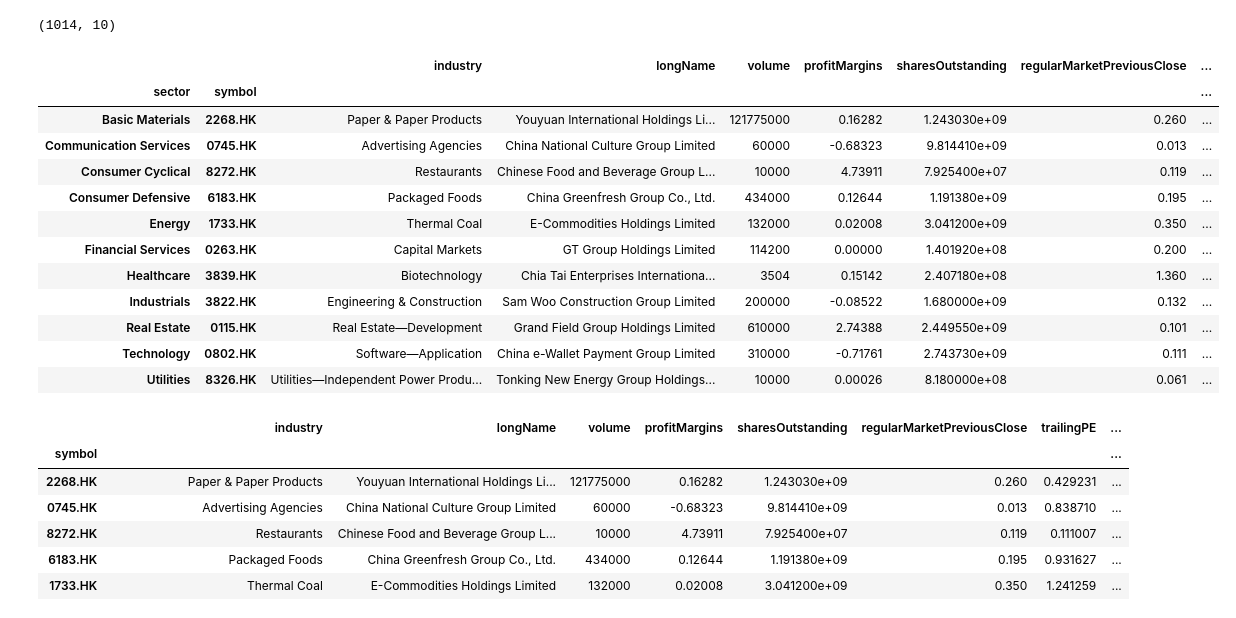
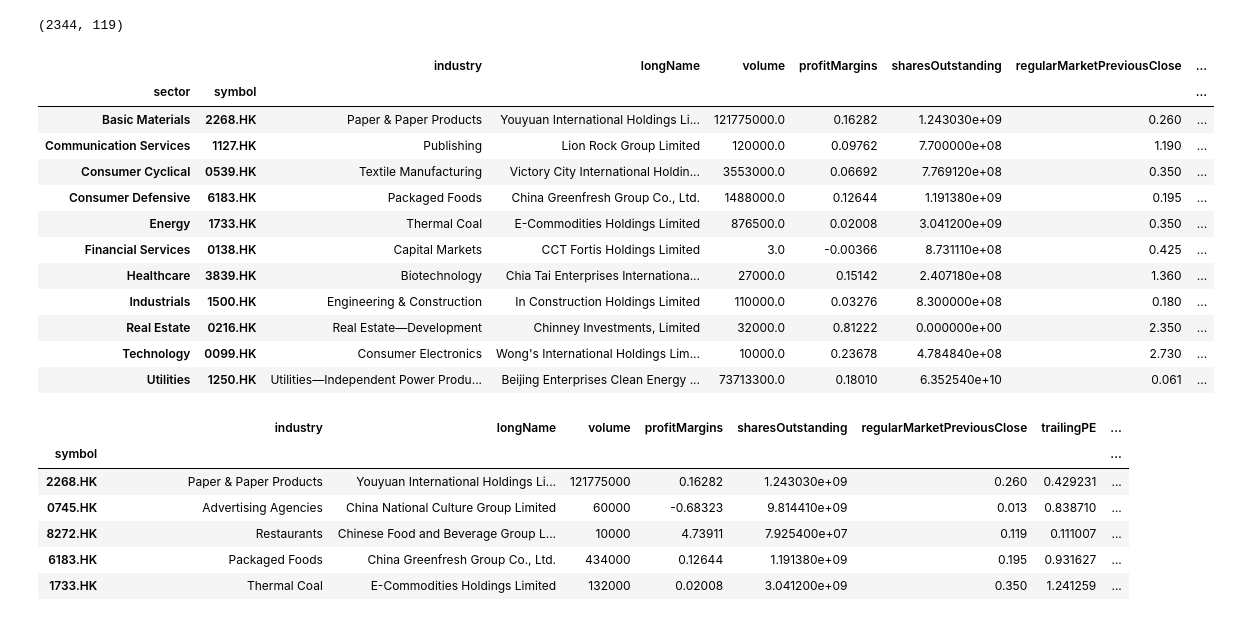
Before and after one commit to mb95506/CISC7201Project, a Jupyter notebook: sample_plot.ipynb, the cells around one changed output. Cells and saved outputs as stored; diff of their text form; code cells hidden in the pictures.

Commit message:
Refactored load_data.ipynb to make it cleaner and generate HKTickersInfo.csv directly

```diff
--- a/sample_plot.ipynb
+++ b/sample_plot.ipynb
@@ -9,27 +7,32 @@ yf.pdr_override() # <== that's all it takes :-)%%!
+# %%
+selected_keys=['symbol', 'sector', 'industry', 'longName', 'volume',
+                'profitMargins', 'sharesOutstanding', 'regularMarketPreviousClose',
+                'trailingPE', 'priceToBook', 'earningsQuarterlyGrowth']
 # %%
-tickersFrame = pd.read_csv('HKTickersAttributes.csv')
+tickersFrame = pd.read_csv('HKTickersInfo.csv')
+print(tickersFrame.shape)
+tickersFrame=tickersFrame[selected_keys]
 tickersFrame=tickersFrame.dropna()
-print(tickersFrame.shape)
 tickersFrame=tickersFrame.astype({'trailingPE': 'float64'})
 tickersFrame.set_index(['sector','symbol'], inplace=True)
 tickersFrame.sort_index(inplace=True)
-tickersFrame=tickersFrame.sort_values(by=['sector', 'trailingPE', 'priceToBook'], ascending=True).groupby('sector').head(1)
+tickersFrame=tickersFrame.sort_values(by=['sector', 'trailingPE', 'priceToBook', 'earningsQuarterlyGrowth'], ascending=True).groupby('sector').head(1)
 tickersFrame
 # %% [output]
-(1014, 10)
+(2344, 119)
 |  |  | industry | longName | volume | profitMargins | sharesOutstanding | regularMarketPreviousClose | ... |
 | sector | symbol |  |  |  |  |  |  | ... |
-| Basic Materials | 2268.HK | Paper & Paper Products | Youyuan International Holdings Li... | 121775000 | 0.16282 | 1.243030e+09 | 0.260 | ... |
-| Communication Services | 0745.HK | Advertising Agencies | China National Culture Group Limited | 60000 | -0.68323 | 9.814410e+09 | 0.013 | ... |
-| Consumer Cyclical | 8272.HK | Restaurants | Chinese Food and Beverage Group L... | 10000 | 4.73911 | 7.925400e+07 | 0.119 | ... |
-| Consumer Defensive | 6183.HK | Packaged Foods | China Greenfresh Group Co., Ltd. | 434000 | 0.12644 | 1.191380e+09 | 0.195 | ... |
-| Energy | 1733.HK | Thermal Coal | E-Commodities Holdings Limited | 132000 | 0.02008 | 3.041200e+09 | 0.350 | ... |
-| Financial Services | 0263.HK | Capital Markets | GT Group Holdings Limited | 114200 | 0.00000 | 1.401920e+08 | 0.200 | ... |
-| Healthcare | 3839.HK | Biotechnology | Chia Tai Enterprises Internationa... | 3504 | 0.15142 | 2.407180e+08 | 1.360 | ... |
-| Industrials | 3822.HK | Engineering & Construction | Sam Woo Construction Group Limited | 200000 | -0.08522 | 1.680000e+09 | 0.132 | ... |
-| Real Estate | 0115.HK | Real Estate—Development | Grand Field Group Holdings Limited | 610000 | 2.74388 | 2.449550e+09 | 0.101 | ... |
-| Technology | 0802.HK | Software—Application | China e-Wallet Payment Group Limited | 310000 | -0.71761 | 2.743730e+09 | 0.111 | ... |
-| Utilities | 8326.HK | Utilities—Independent Power Produ... | Tonking New Energy Group Holdings... | 10000 | 0.00026 | 8.180000e+08 | 0.061 | ... |
+| Basic Materials | 2268.HK | Paper & Paper Products | Youyuan International Holdings Li... | 121775000.0 | 0.16282 | 1.243030e+09 | 0.260 | ... |
+| Communication Services | 1127.HK | Publishing | Lion Rock Group Limited | 120000.0 | 0.09762 | 7.700000e+08 | 1.190 | ... |
+| Consumer Cyclical | 0539.HK | Textile Manufacturing | Victory City International Holdin... | 3553000.0 | 0.06692 | 7.769120e+08 | 0.350 | ... |
+| Consumer Defensive | 6183.HK | Packaged Foods | China Greenfresh Group Co., Ltd. | 1488000.0 | 0.12644 | 1.191380e+09 | 0.195 | ... |
+| Energy | 1733.HK | Thermal Coal | E-Commodities Holdings Limited | 876500.0 | 0.02008 | 3.041200e+09 | 0.350 | ... |
+| Financial Services | 0138.HK | Capital Markets | CCT Fortis Holdings Limited | 3.0 | -0.00366 | 8.731110e+08 | 0.425 | ... |
+| Healthcare | 3839.HK | Biotechnology | Chia Tai Enterprises Internationa... | 27000.0 | 0.15142 | 2.407180e+08 | 1.360 | ... |
+| Industrials | 1500.HK | Engineering & Construction | In Construction Holdings Limited | 110000.0 | 0.03276 | 8.300000e+08 | 0.180 | ... |
+| Real Estate | 0216.HK | Real Estate—Development | Chinney Investments, Limited | 32000.0 | 0.81222 | 0.000000e+00 | 2.350 | ... |
+| Technology | 0099.HK | Consumer Electronics | Wong's International Holdings Lim... | 10000.0 | 0.23678 | 4.784840e+08 | 2.730 | ... |
+| Utilities | 1250.HK | Utilities—Independent Power Produ... | Beijing Enterprises Clean Energy ... | 73713300.0 | 0.18010 | 6.352540e+10 | 0.061 | ... |
 # %%
 f=pd.DataFrame(columns=yf.Ticker('0115.HK').financials.transpose().columns)
 f['symbol']=""
```
Also changed, not shown: parts of 2 cells of this notebook, 2 other files.
